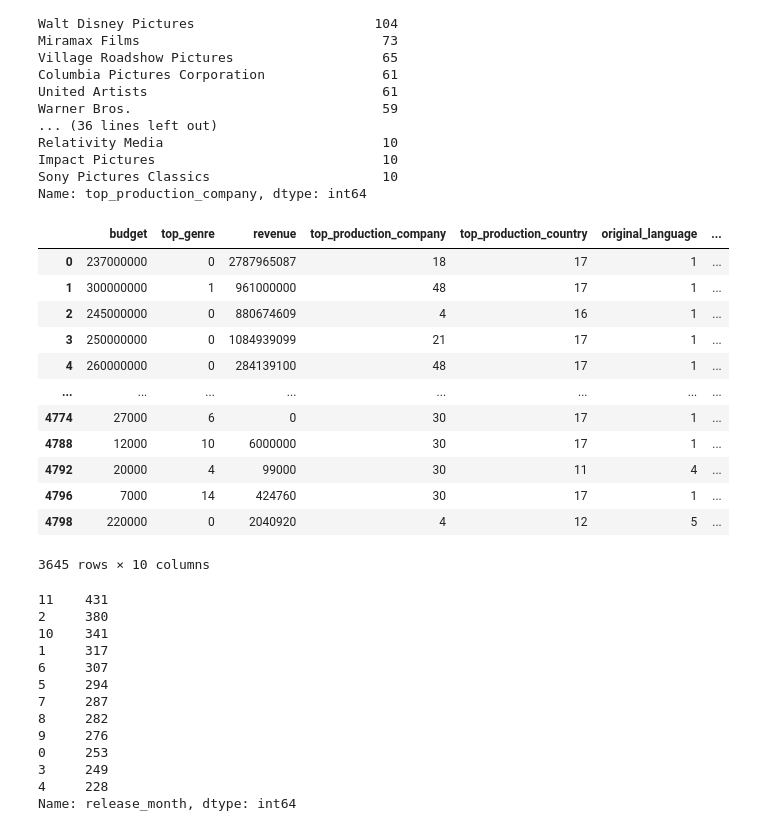
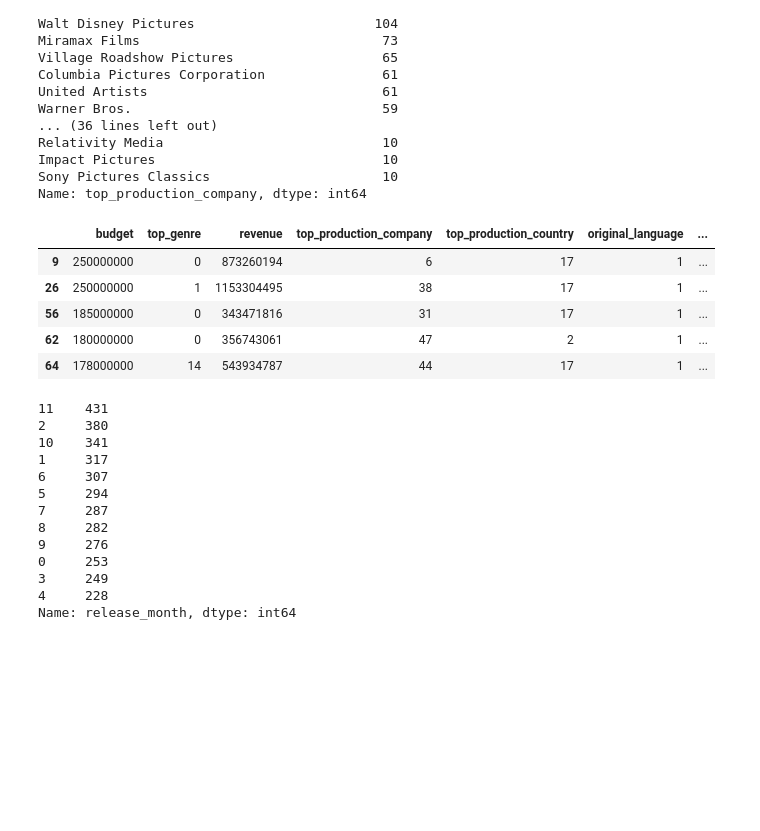
Before and after one commit to suber-mhci/haii, a Jupyter notebook: Box Office Prediction.ipynb, the cells around one changed output. Drawn from its saved outputs; the diff is of its cells as text; code cells hidden in the pictures; blank space fills up the shorter version.

```diff
--- a/Box Office Prediction.ipynb
+++ b/Box Office Prediction.ipynb
@@ -113,6 +113,7 @@ df_sample = df[["budget", "top_genre","revenue", "top_production_company", "top_
 # %%
 df_sample['release_day'] = df['release_date'].str[8:]
 df_sample['release_month'] = df['release_date'].str[5:7]
+df_sample['release_year'] = df['release_date'].str[0:4]
 df_sample.head(1)
 # %% [output]
 A value is trying to be set on a copy of a slice from a DataFrame.
@@ -417,21 +426,16 @@ df_sample['original_language'] = le_original_language.fit_transform(df_sample['o
 le_release_month = LabelEncoder()
 df_sample['release_month'] = le_release_month.fit_transform(df_sample['release_month'])
 # %%
-df_sample.head(5000)
+#include only the movies released on 2020 and 2021
+df_pandemic = df_sample[df_sample["release_year"] == "2016"]
+df_pandemic.head()
 # %% [output]
 |  | budget | top_genre | revenue | top_production_company | top_production_country | original_language | ... |
-| 0 | 237000000 | 0 | 2787965087 | 18 | 17 | 1 | ... |
-| 1 | 300000000 | 1 | 961000000 | 48 | 17 | 1 | ... |
-| 2 | 245000000 | 0 | 880674609 | 4 | 16 | 1 | ... |
-| 3 | 250000000 | 0 | 1084939099 | 21 | 17 | 1 | ... |
-| 4 | 260000000 | 0 | 284139100 | 48 | 17 | 1 | ... |
-| ... | ... | ... | ... | ... | ... | ... | ... |
-| 4774 | 27000 | 6 | 0 | 30 | 17 | 1 | ... |
-| 4788 | 12000 | 10 | 6000000 | 30 | 17 | 1 | ... |
-| 4792 | 20000 | 4 | 99000 | 30 | 11 | 4 | ... |
-| 4796 | 7000 | 14 | 424760 | 30 | 17 | 1 | ... |
-| 4798 | 220000 | 0 | 2040920 | 4 | 12 | 5 | ... |
+| 9 | 250000000 | 0 | 873260194 | 6 | 17 | 1 | ... |
+| 26 | 250000000 | 1 | 1153304495 | 38 | 17 | 1 | ... |
+| 56 | 185000000 | 0 | 343471816 | 31 | 17 | 1 | ... |
+| 62 | 180000000 | 0 | 356743061 | 47 | 2 | 1 | ... |
+| 64 | 178000000 | 14 | 543934787 | 44 | 17 | 1 | ... |
-3645 rows × 10 columns
 # %%
 df_sample['release_month'].value_counts()
 # %% [output]
```
Also changed, not shown: parts of 16 cells of this notebook, 5 other files.
